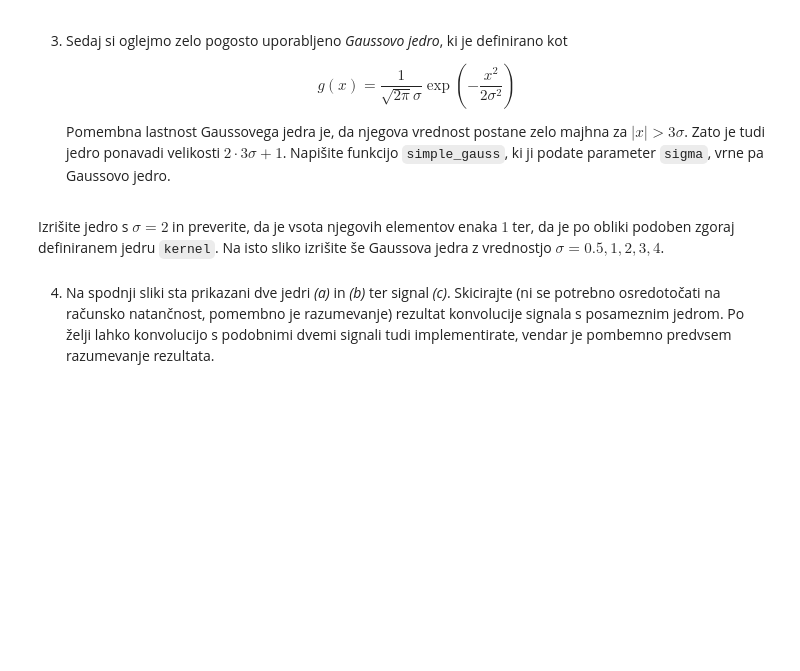
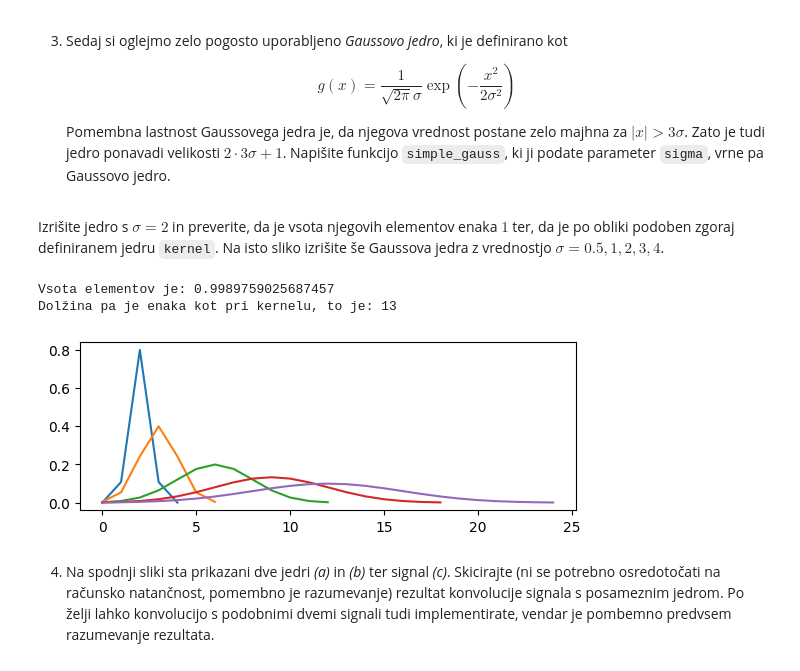
Before and after one commit to Krevs321/Robotika, a Jupyter notebook: vaja2.ipynb, the cells around one changed output. Drawn from its saved outputs; the diff is of its cells as text; code cells hidden in the pictures; blank space fills up the shorter version.

```diff
--- a/vaja2.ipynb
+++ b/vaja2.ipynb
@@ -109,10 +109,14 @@ def simple_gauss1(sigma):
 # %%
 def simple_gauss(sigma):
-    n = len(kernel)
+    n = int(2 * 3 * sigma + 1)
     r = range(-int(n/2), int(n/2)+1)
-    return [1 / (sigma * math.sqrt(2*math.pi)) * math.exp(-float(x)**2/(2*sigma**2)) for x in r]
+
+    return np.array([1 / (sigma * math.sqrt(2*math.pi)) * math.exp(-(x)**2/(2*sigma**2)) for x in r])
 # %% [markdown]
 Izrišite jedro s $\sigma=2$ in preverite, da je vsota njegovih elementov enaka $1$ ter, da je po obliki podoben zgoraj definiranem jedru ``kernel``. Na isto sliko izrišite še Gaussova jedra z vrednostjo $\sigma = 0.5, 1, 2, 3, 4$.
 # %%
 print("Vsota elementov je:", sum(simple_gauss(2)))
 print("Dolžina pa je enaka kot pri kernelu, to je:", len(simple_gauss(2)))
+# %% [output]
+Vsota elementov je: 0.9989759025687457
+Dolžina pa je enaka kot pri kernelu, to je: 13
@@ -122,21 +123,15 @@ print("Dolžina pa je enaka kot pri kernelu, to je:", len(simple_gauss1(2)))
 # %%
 # TO-DO: Izrisite razlicna Gaussova jedra
 fig = plt.figure(1)
 ax = fig.add_subplot(2, 1, 1)
 ax.plot(simple_gauss(0.5))
 ax.plot(simple_gauss(1))
 ax.plot(simple_gauss(2))
 ax.plot(simple_gauss(3))
 ax.plot(simple_gauss(4))
 plt.show()
-fig = plt.figure(1)
-ax = fig.add_subplot( 2, 1, 2)
-ax.plot(simple_gauss1(0.5))
-ax.plot(simple_gauss1(1))
-ax.plot(simple_gauss1(2))
-ax.plot(simple_gauss1(3))
-ax.plot(simple_gauss1(4))
-plt.show()
+# %% [output]
+[figure, added]
 # %% [markdown]
 4. Na spodnji sliki sta prikazani dve jedri <i>(a)</i> in <i>(b)</i> ter signal <i>(c)</i>. Skicirajte (ni se potrebno osredotočati na računsko natančnost, pomembno je razumevanje) rezultat konvolucije signala s posameznim jedrom. Po želji lahko konvolucijo s podobnimi dvemi signali tudi implementirate, vendar je pombemno predvsem razumevanje rezultata.
 
```
Also changed, not shown: parts of 10 cells of this notebook.
